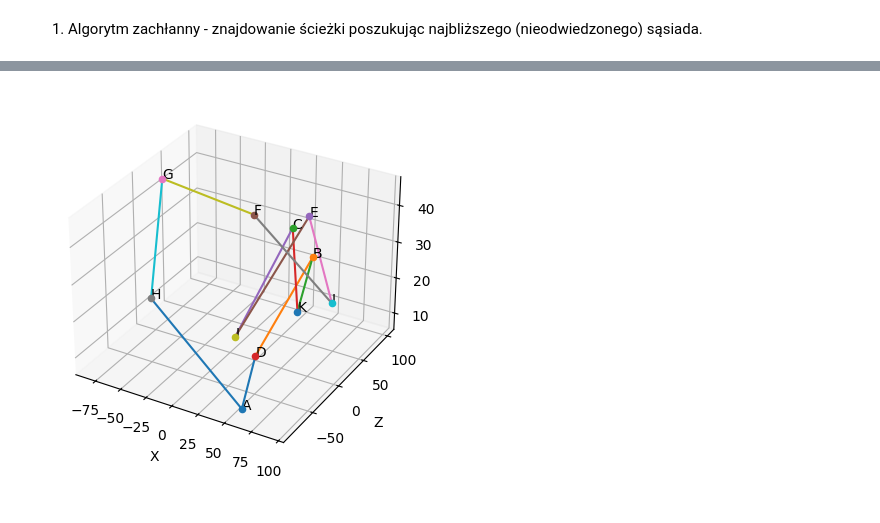
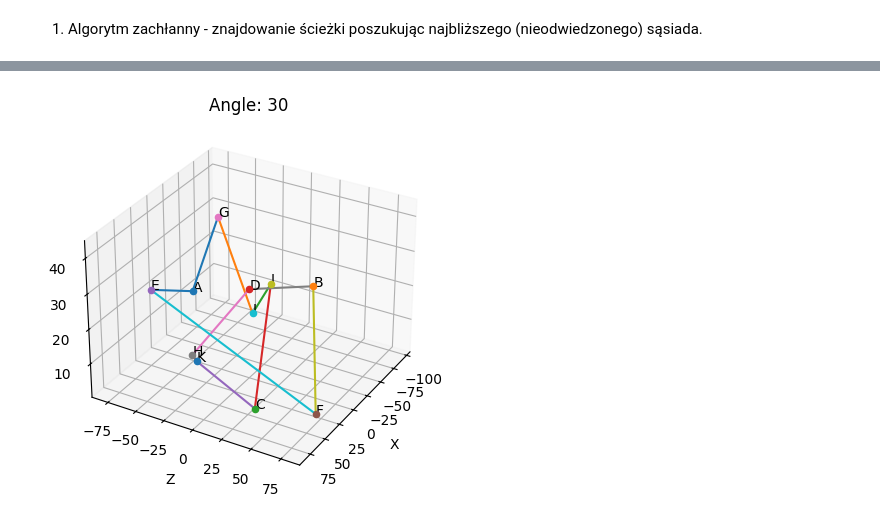
Before and after one commit to p33tersky/AI_ML_projects, a Jupyter notebook: Podstawy Sztucznej Inteligenccji/Traveling_Salesman_NN/Projekt2PWlostek.ipynb, the cells around one changed output, grey strips where cells are left out. Cells and saved outputs as stored; diff of their text form; code cells hidden in the pictures.

Commit message:
multiple plots dependent of angles added

```diff
--- a/Podstawy Sztucznej Inteligenccji/Traveling_Salesman_NN/Projekt2PWlostek.ipynb
+++ b/Podstawy Sztucznej Inteligenccji/Traveling_Salesman_NN/Projekt2PWlostek.ipynb
@@ -223,8 +223,10 @@ Going to the start point ( H , A ) =  170.09115203325538 , full distance :  716.
 # %%
-def plot3D_path(path, pointsp):
+def plot3D_path(path, pointsp, angle):
     labels = pointsp.keys()
     fig = plt.figure()
     ax = fig.add_subplot(111, projection='3d')
+    ax.view_init(azim=angle)
+    ax.set_title(f"Angle: {angle}")
 
     for point, label in zip(points.values(), labels):
         ax.scatter(point[0], point[2], point[1], label=label)
@@ -241,7 +243,7 @@ def plot3D_path(path, pointsp):
                 [points[point1][2], points[point2][2]],
                 [points[point1][1], points[point2][1]])
     plt.show()
-
-plot3D_path(NN[0], points)
-# %% [output]
-[figure, removed]
+# %%
+plot3D_path(NN[0], points, 30)
+# %% [output]
+[figure, added]
```
Also changed, not shown: parts of 10 cells of this notebook.
